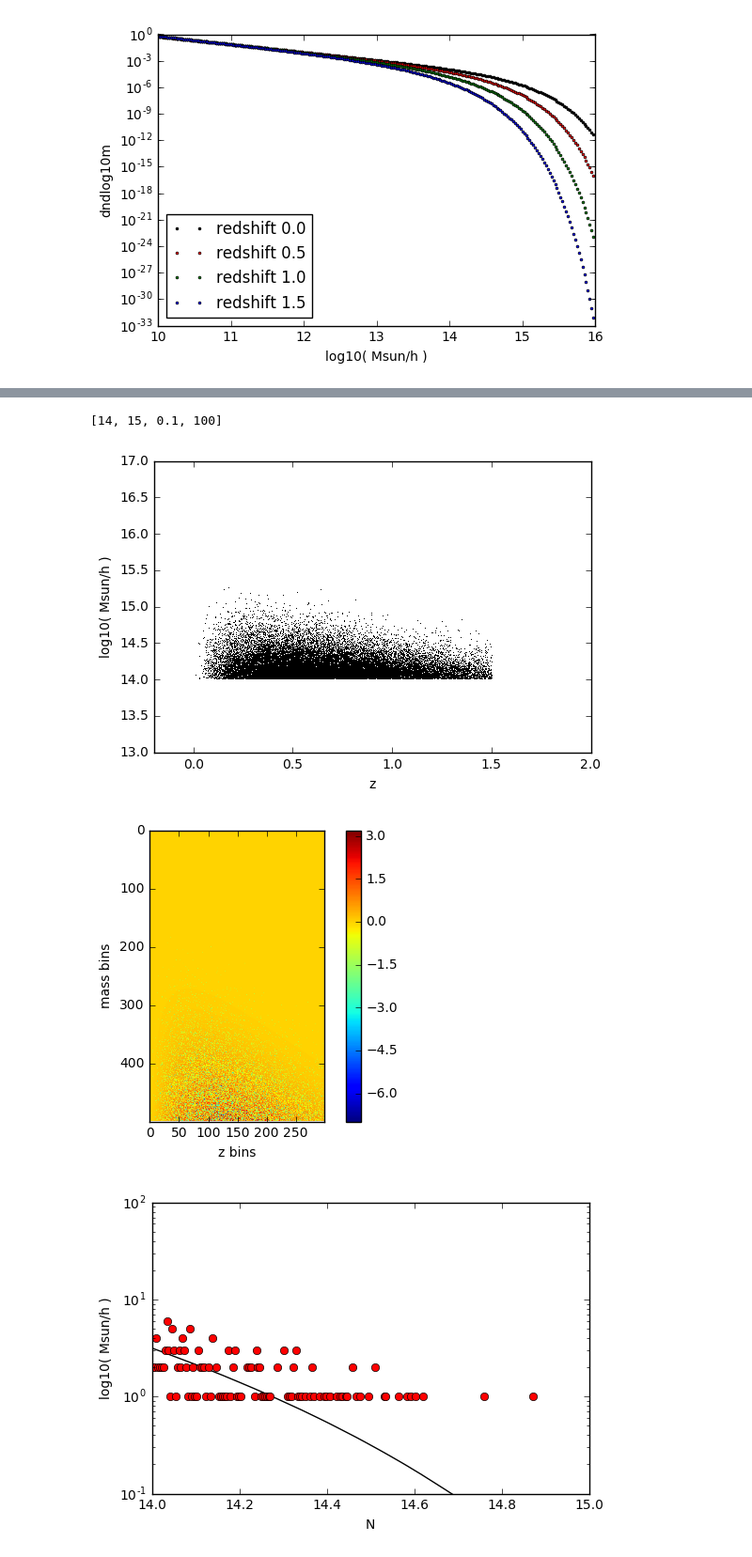
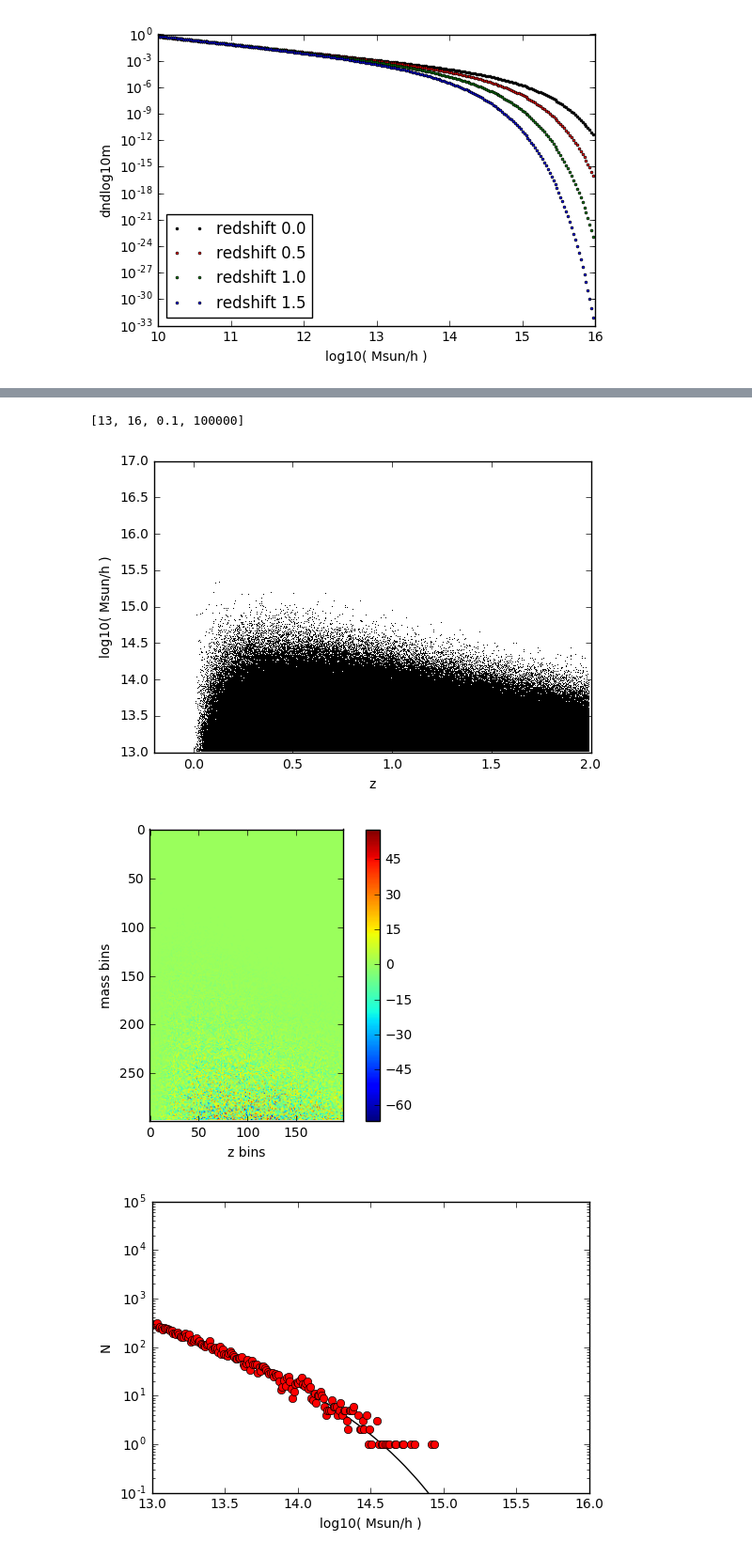
Before and after one commit to inonchiu/simple_mock_creation, a Jupyter notebook: mass_function_notebook.ipynb, the cells around one changed output, grey strips where cells are left out. Shown at 94% size. Drawn from its saved outputs; the diff is of its cells as text; code cells hidden in the pictures.

```diff
--- a/mass_function_notebook.ipynb
+++ b/mass_function_notebook.ipynb
@@ -27,7 +27,8 @@ PATH2OUTCAT     =       "mock_xi_mgas.ascii"
 # xi-mass relation - from email sent by Sebastian on 15th Apr, 2016
 # This xi-M relation is fixed ALL TIME.
 sr_xi_m =   {
-    "A"      :   3.49,
+    "A"      :   3.49, # planck cosmology
+    #"A"      :   5.38, # SPT only
     "Aerr"   :   0.20, # not used
     "B"      :   1.65,
     "Berr"   :   0.09, # not used
@@ -48,7 +49,8 @@ sr_obs_m =   {
     "Berr"   :   0.10, # not used
     "C"      :   0.00,
     "Cerr"   :   0.10, # not used
-    "D"      :   0.25,
+    #"D"      :   0.25,
+    "D"      :   0.02,
     "Derr"   :   0.05, # not used
     "Mpiv"   :   4.6E14, # This is in the unit of Msun/h
     "zpiv"   :   0.60,
@@ -58,12 +60,12 @@ sr_obs_m =   {
 SURVEY_AREA     =       2500.0 # in deg2
 
 # redshift definition
-REDSHIFT_EDGES  =       np.linspace(0.0,1.5,300) # we want to sample from z=0 to z = 1.5 with a step of (1.5-0)/300
+REDSHIFT_EDGES  =       np.arange(0.0,2.0,0.05) # we want to sample from z=0 to z = 1.5 with a step of (1.5-0)/300
 REDSHIFT_BINS   =       0.5 * (REDSHIFT_EDGES[1:] + REDSHIFT_EDGES[:-1]) # centers of the bins
 REDSHIFT_STEPS  =             (REDSHIFT_EDGES[1:] - REDSHIFT_EDGES[:-1]) # bin widths of the bins
 
 # mass definition - hfree mass - the mass has to be in the unit of Msun/h
-LOG10MASS_EDGES =       np.linspace(14.0,16.0,500) # we want to sample from log10M = 14 to log10M = 16 with a step of (16-14)/500
+LOG10MASS_EDGES =       np.arange(13.0,16.0,0.05) # we want to sample from log10M = 14 to log10M = 16 with a step of (16-14)/500
 LOG10MASS_BINS  =       0.5 * (LOG10MASS_EDGES[1:] + LOG10MASS_EDGES[:-1]) # centers of the bins
 LOG10MASS_STEPS =             (LOG10MASS_EDGES[1:] - LOG10MASS_EDGES[:-1]) # bin widths of the bins
 
@@ -182,7 +184,7 @@ pyplt.imshow(CLUSTERS_LIBRARY.T[::-1] - mass_function_map.T[::-1])
 pyplt.colorbar()
 pyplt.ylabel("mass bins")
 pyplt.xlabel("z bins")
-print np.sum(CLUSTERS_LIBRARY.T[::-1] - mass_function_map.T[::-1])
+print np.sum(CLUSTERS_LIBRARY.T[::-1] - mass_function_map.T[::-1]) * 1.0 / NCLUSTERS
 
 
 # plot mass function at redshift of 0.5 - mass function at z = 0.5 check, seems normal
@@ -193,7 +195,7 @@ pyplt.plot(LOG10MASS_BINS, CLUSTERS_LIBRARY[redshift_index_use_me], "k-" )
 pyplt.plot(LOG10MASS_BINS, mass_function_map[redshift_index_use_me], "ro")
 pyplt.yscale("log")
 pyplt.xscale("linear")
-pyplt.ylabel("log10( Msun/h )")
-pyplt.xlabel("N")
-pyplt.axis([14,15,0.1,100])
+pyplt.xlabel("log10( Msun/h )")
+pyplt.ylabel("N")
+pyplt.axis([13,16,0.1,100000])
 # %% [output]
@@ -202,7 +204,7 @@ pyplt.axis([14,15,0.1,100])
-[14, 15, 0.1, 100]
+[13, 16, 0.1, 100000]
-[figure, old version]
+[figure, new version]
-[figure, old version]
+[figure, new version]
-[figure, old version]
+[figure, new version]
 # %%
 # ---
 # define the input sr relation
```
Also changed, not shown: parts of 6 cells of this notebook.
